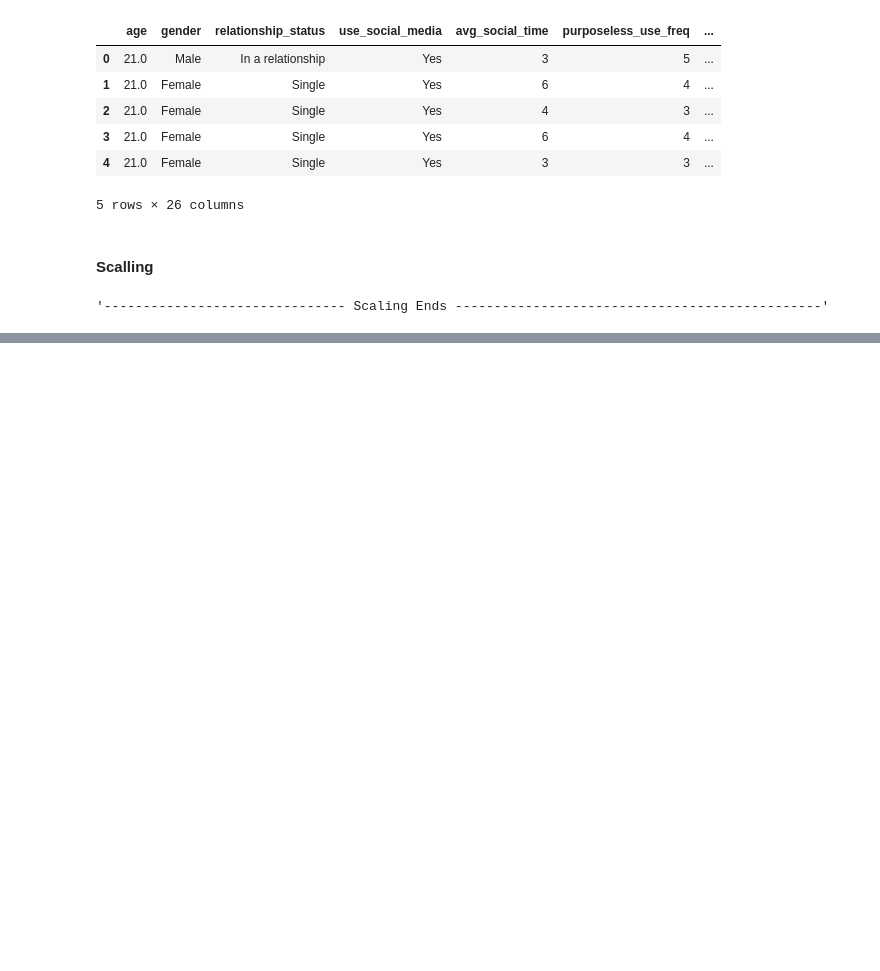
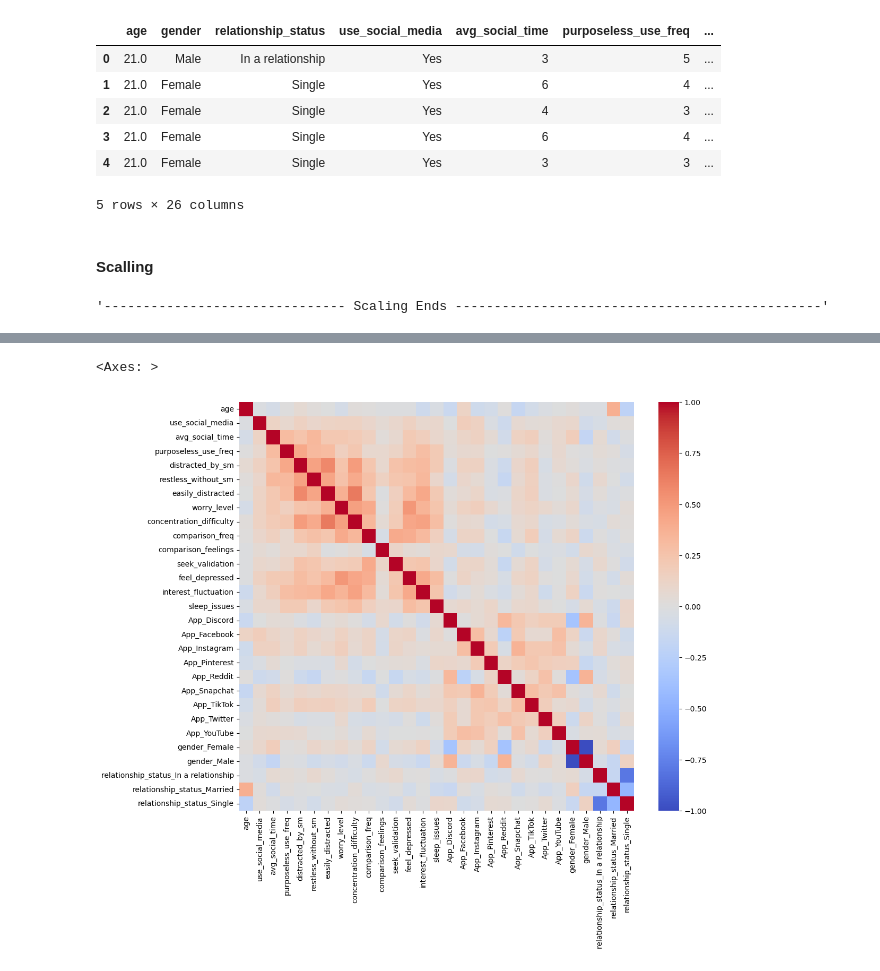
Before and after one commit to HusseinHanafy207/Phone_Addiction_Project, a Jupyter notebook: Ext_survey_preprocess.ipynb, the cells around one changed output, grey strips where cells are left out. Drawn from its saved outputs; the diff is of its cells as text; code cells hidden in the pictures; blank space fills up the shorter version.

```diff
--- a/Ext_survey_preprocess.ipynb
+++ b/Ext_survey_preprocess.ipynb
@@ -240,0 +263,2 @@ df[numerical_cols] = scaler.fit_transform(df[numerical_cols])
+# %%
+df = pd.get_dummies(df, columns=['gender'], drop_first=False)
@@ -240,0 +275,7 @@ df[numerical_cols] = scaler.fit_transform(df[numerical_cols])
+# %%
+df = pd.get_dummies(df, columns=['relationship_status'], drop_first=True)
+# %%
+df['use_social_media'] = df['use_social_media'].map({'Yes': 1, 'No': 0})
+# %%
+bool_cols = df.select_dtypes(include='bool').columns
+df[bool_cols] = df[bool_cols].astype(int)
@@ -240,0 +284,9 @@ df[numerical_cols] = scaler.fit_transform(df[numerical_cols])
+# %%
+import seaborn as sns
+import matplotlib.pyplot as plt
+
+plt.figure(figsize=(12, 10))
+sns.heatmap(df.corr(), annot=False, cmap='coolwarm')
+# %% [output]
+<Axes: >
+[figure, added]
```
Also changed, not shown: parts of 5 cells of this notebook, 1 other file.
